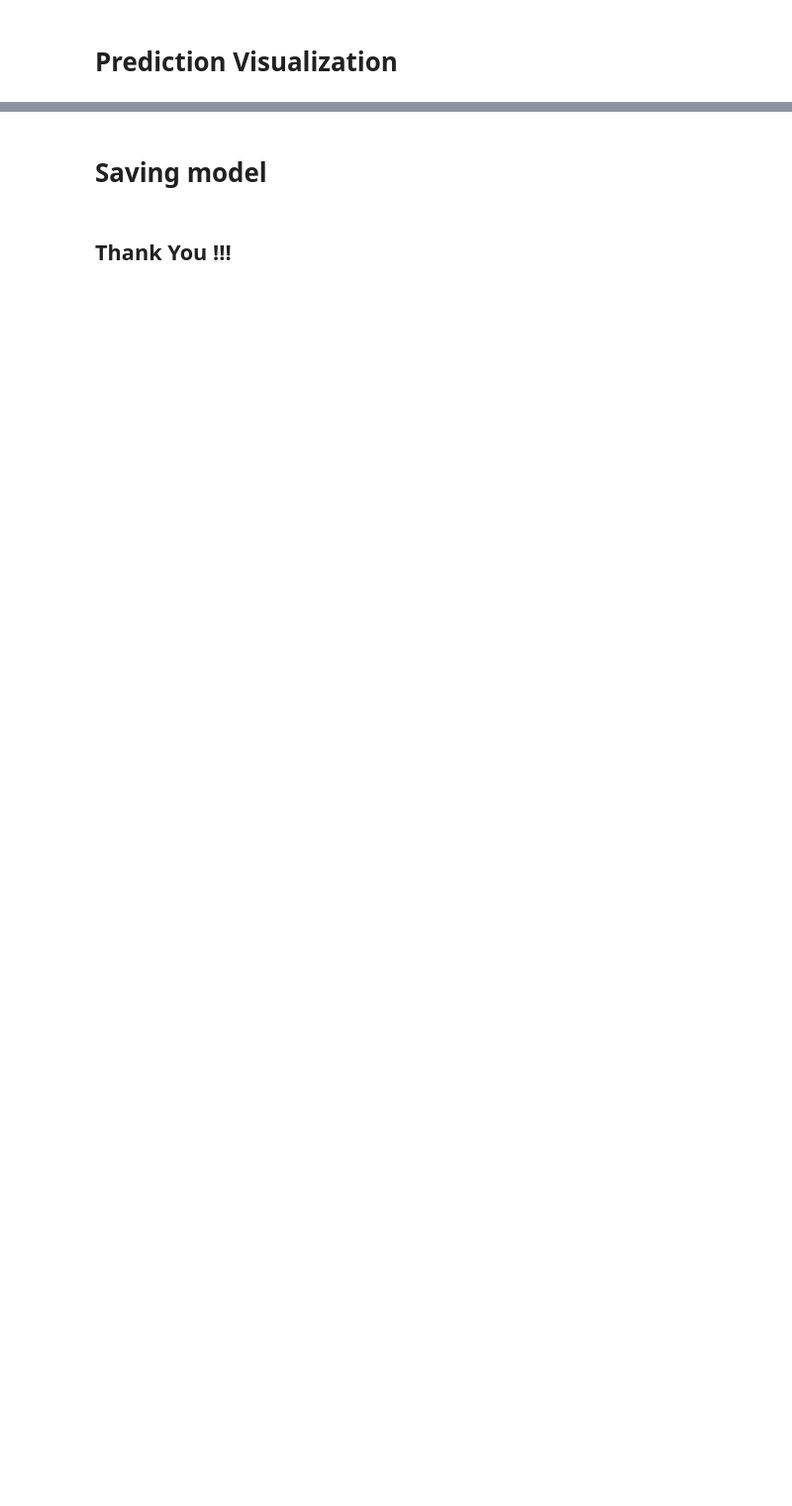
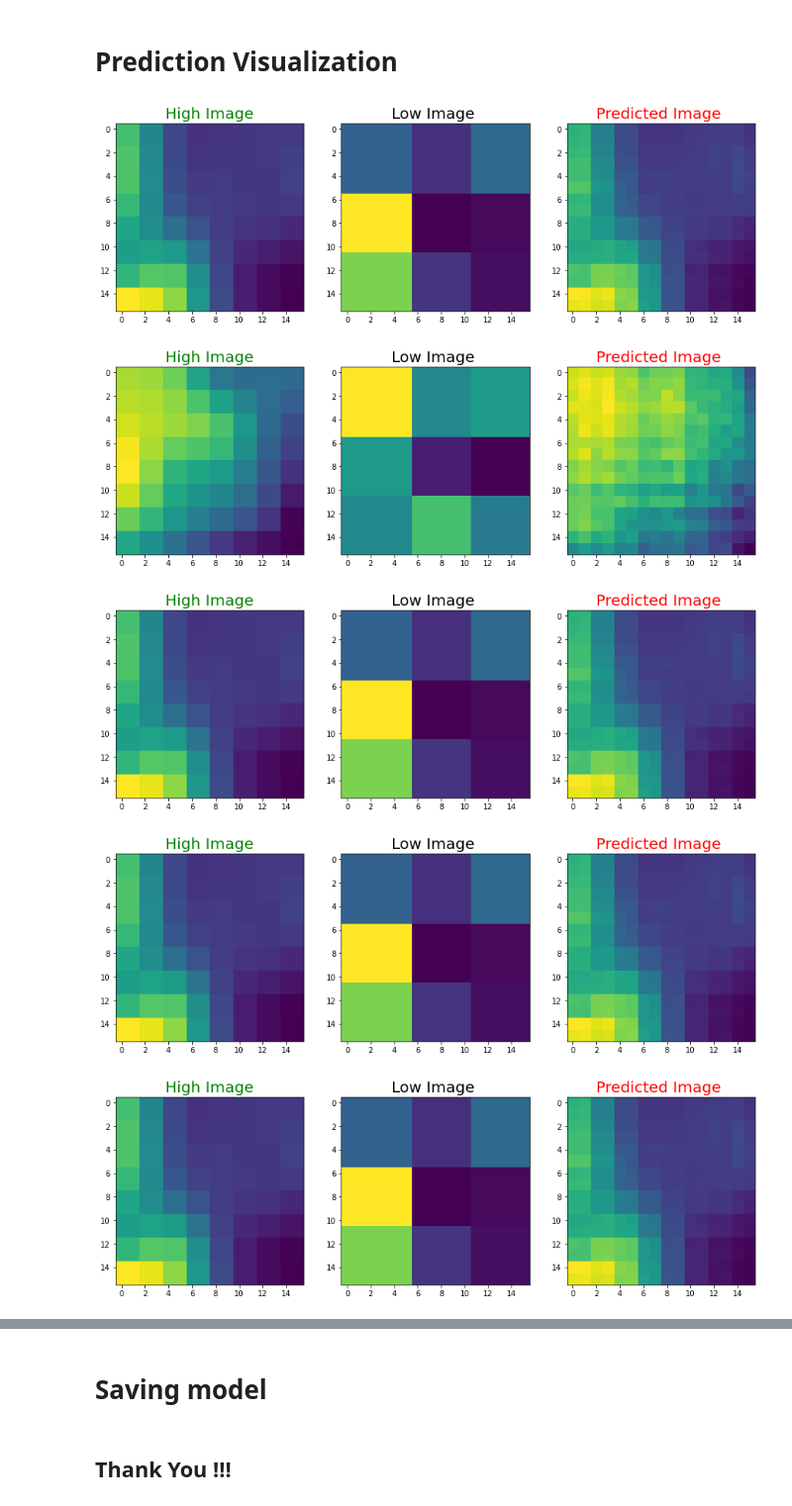
Before and after one commit to LAGER-Colab/impactful-weather, a Jupyter notebook: notebooks/low-resolution-images-to-high-resolution.ipynb, the cells around one changed output, grey strips where cells are left out. Shown: that part at 99% size. Saved outputs shown, nothing was run; the diff lists cells and outputs as text; code cells hidden in the pictures; blank space fills up the shorter version.

```diff
--- a/notebooks/low-resolution-images-to-high-resolution.ipynb
+++ b/notebooks/low-resolution-images-to-high-resolution.ipynb
@@ -15,5 +15,6 @@ import matplotlib.pyplot as plt
 # %% [markdown]
 # Load Data
 # %%
-with open("../input/weather-data/data.pkl", "rb") as f:
+with open("data.pkl", "rb") as f:
     l = pickle.load(f)
+l
@@ -78,20 +216,31 @@ for i in range(4):
 # %%
+#16x16 -> train_high_image
 train_high_image = high_img[:2304]
+train_high_image = np.reshape(train_high_image,(len(train_high_image),SIZE,SIZE,1))
+validation_high_image = high_img[2304:2880]
+validation_high_image= np.reshape(validation_high_image,(len(validation_high_image),SIZE,SIZE,1))
+test_high_image = high_img[2880:]
+test_high_image= np.reshape(test_high_image,(len(test_high_image),SIZE,SIZE,1))
+
+#3x3 -> train_low_image
 train_low_image = low_img[:2304]
-train_high_image = np.reshape(train_high_image,(len(train_high_image),SIZE,SIZE,1))
 train_low_image = np.reshape(train_low_image,(len(train_low_image),SIZE,SIZE,1))
-
-validation_high_image = high_img[2304:2880]
 validation_low_image = low_img[2304:2880]
-validation_high_image= np.reshape(validation_high_image,(len(validation_high_image),SIZE,SIZE,1))
 validation_low_image = np.reshape(validation_low_image,(len(validation_low_image),SIZE,SIZE,1))
-
-
-test_high_image = high_img[2880:]
 test_low_image = low_img[2880:]
-test_high_image= np.reshape(test_high_image,(len(test_high_image),SIZE,SIZE,1))
 test_low_image = np.reshape(test_low_image,(len(test_low_image),SIZE,SIZE,1))
 
+#3x3 + 16x16 -> shape
 print("Shape of training images:",train_high_image.shape)
 print("Shape of test images:",test_high_image.shape)
 print("Shape of validation images:",validation_high_image.shape)
+
+#8x8 -> train_high_image_8x8
+train_high_image_8x8 = train_8x8_converted[:2304]
+train_high_image_8x8 = np.reshape(train_high_image_8x8,(len(train_high_image_8x8),SIZE,SIZE,1))
+validation_high_image_8x8 = train_high_image_8x8[2304:2880]
+validation_high_image_8x8 = np.reshape(validation_high_image_8x8,(len(validation_high_image_8x8),SIZE,SIZE,1))
+
+#8x8 -> shape
+print("Shape of training images:", train_high_image_8x8.shape)
+print("Shape of validation images:", validation_high_image_8x8.shape)
@@ -146,5 +319,6 @@ model.compile(optimizer = tf.keras.optimizers.Adam(learning_rate = 0.0001), loss
 # %% [markdown]
 # Fitting model
 # %%
-model.fit(train_low_image, train_high_image, epochs = 40, batch_size = 16,
-          validation_data = (validation_low_image,validation_high_image))
+#3x3 -> 8x8 model
+model.fit(train_low_image, train_high_image_8x8, epochs = 40, batch_size = 16,
+          validation_data = (train_low_image, train_high_image_8x8))
@@ -153,19 +331,25 @@ model.fit(train_low_image, train_high_image, epochs = 40, batch_size = 16,
 # %%
 def plot_images(high,low,predicted):
     plt.figure(figsize=(15,15))
     plt.subplot(1,3,1)
     plt.title('High Image', color = 'green', fontsize = 20)
     plt.imshow(high)
     plt.subplot(1,3,2)
     plt.title('Low Image ', color = 'black', fontsize = 20)
     plt.imshow(low)
     plt.subplot(1,3,3)
     plt.title('Predicted Image ', color = 'Red', fontsize = 20)
     plt.imshow(predicted)
 
     plt.show()
 
 for i in range(100,110):
 
-    predicted = np.clip(model.predict(test_low_image[i].reshape(1,SIZE, SIZE,1)),0.0,1.0).reshape(SIZE, SIZE,1)
-    plot_images(test_high_image[i],test_low_image[i],predicted)
+    predicted = np.clip(model.predict(train_low_image[i].reshape(1,SIZE, SIZE,1)),0.0,1.0).reshape(SIZE, SIZE,1)
+    plot_images(train_high_image_8x8[i], train_low_image[i],predicted)
+# %% [output]
+[figure, added]
+[figure, added]
+[figure, added]
+[figure, added]
+[figure, added]
```
Also changed, not shown: parts of 8 cells of this notebook, 1 other file.
